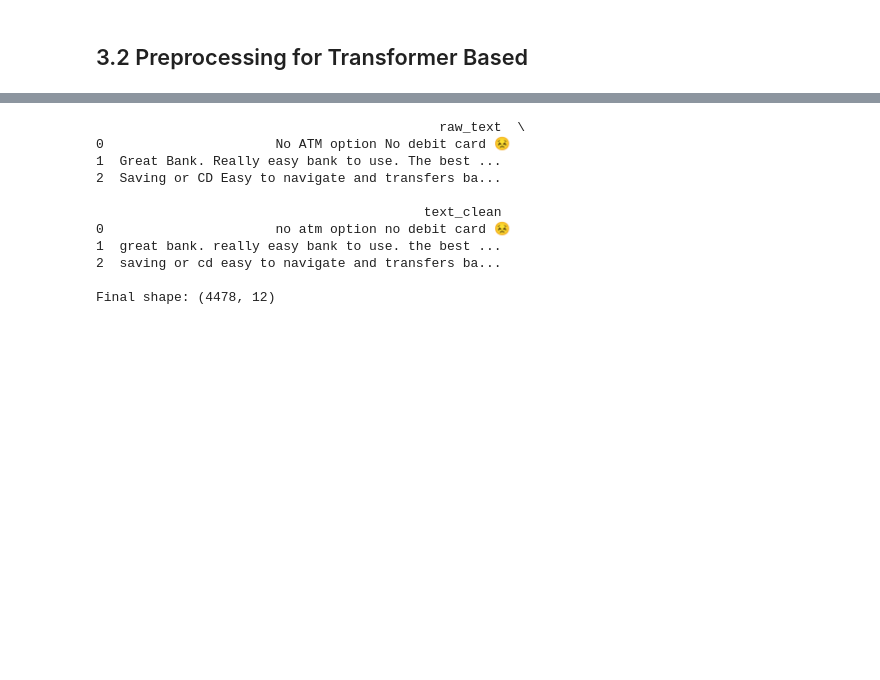
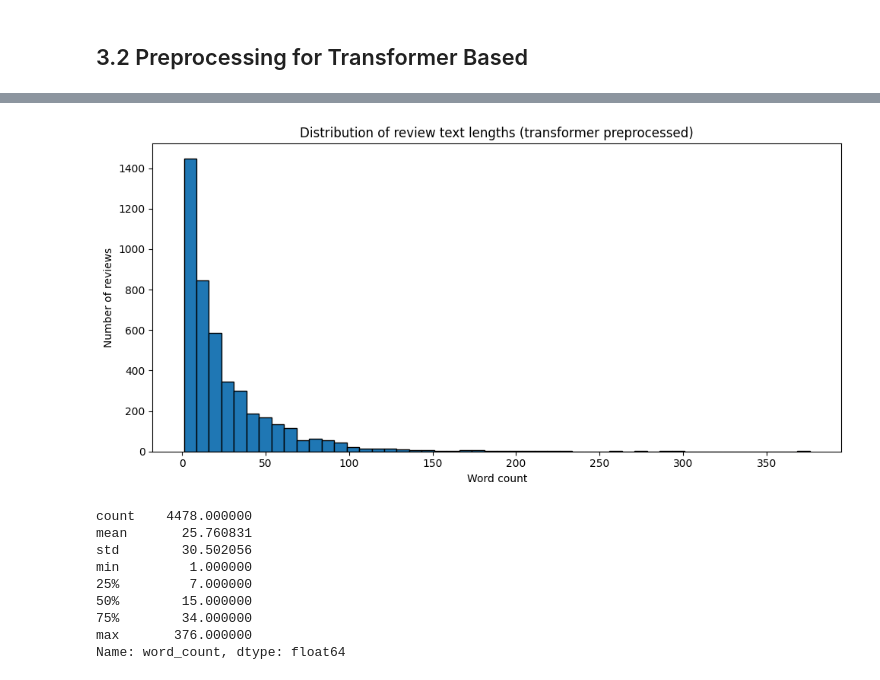
Before and after one commit to dpchi12/sentiment-analysis-for-banks-mobile-app-review, a Jupyter notebook: Model (new data)/new_preprocessing.ipynb, the cells around one changed output, grey strips where cells are left out. Drawn from its saved outputs; the diff is of its cells as text; code cells hidden in the pictures; blank space fills up the shorter version.

```diff
--- a/Model (new data)/new_preprocessing.ipynb
+++ b/Model (new data)/new_preprocessing.ipynb
@@ -590,32 +613,24 @@ Name: count, dtype: int64
 # %%
-# For BERT: lowercase, remove URLs, normalize whitespace
-# Punctuation is kept — BERT tokenizer handles it
-def clean_text(text):
-    if pd.isna(text):
-        return ''
-    text = str(text)
-    text = text.lower()
-    text = re.sub(r'http\S+|www\S+', '', text)
-    text = re.sub(r'\s+', ' ', text).strip()
-    return text
+df_transformer["word_count"] = df_transformer["clean_text"].str.count(r"\S+")
 
-df_transformer['text_clean'] = df_transformer['raw_text'].apply(clean_text)
+plt.figure(figsize=(10, 5))
+plt.hist(df_transformer["word_count"], bins=50, edgecolor="black")
+plt.title("Distribution of review text lengths (transformer preprocessed)")
+plt.xlabel("Word count")
+plt.ylabel("Number of reviews")
+plt.tight_layout()
+plt.show()
 
-# Drop empty rows after cleaning
-df_transformer = df_transformer[df_transformer['text_clean'].str.len() > 0].reset_index(drop=True)
-
-print(df_transformer[['raw_text', 'text_clean']].head(3))
-print(f'\nFinal shape: {df_transformer.shape}')
+print(df_transformer["word_count"].describe())
 # %% [output]
+[figure, added]
-                                            raw_text  \
-0                      No ATM option No debit card 😣
-1  Great Bank. Really easy bank to use. The best ...
-2  Saving or CD Easy to navigate and transfers ba...
-
-                                          text_clean
-0                      no atm option no debit card 😣
-1  great bank. really easy bank to use. the best ...
-2  saving or cd easy to navigate and transfers ba...
-
-Final shape: (4478, 12)
+count    4478.000000
+mean       25.760831
+std        30.502056
+min         1.000000
+25%         7.000000
+50%        15.000000
+75%        34.000000
+max       376.000000
+Name: word_count, dtype: float64
 # %%
```
Also changed, not shown: parts of 16 cells of this notebook, 5 other files.
